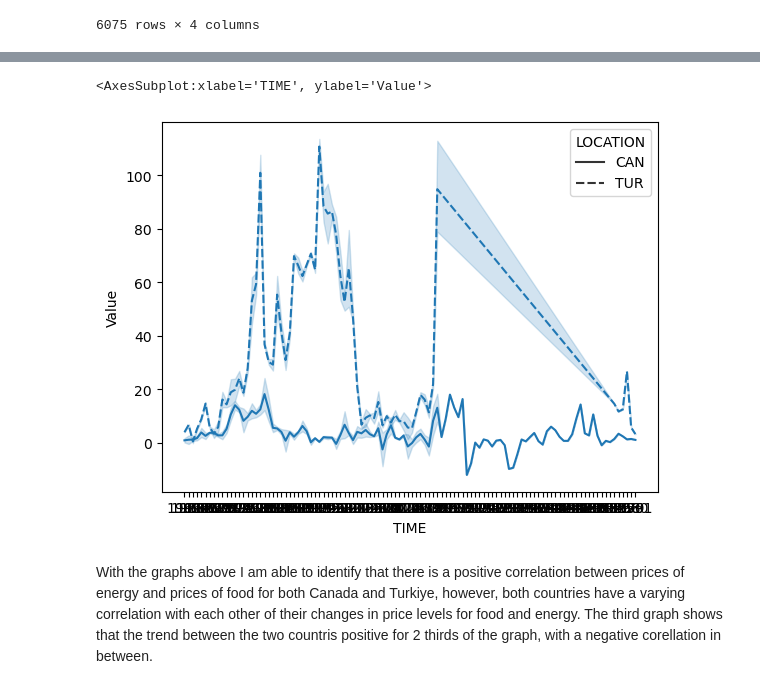
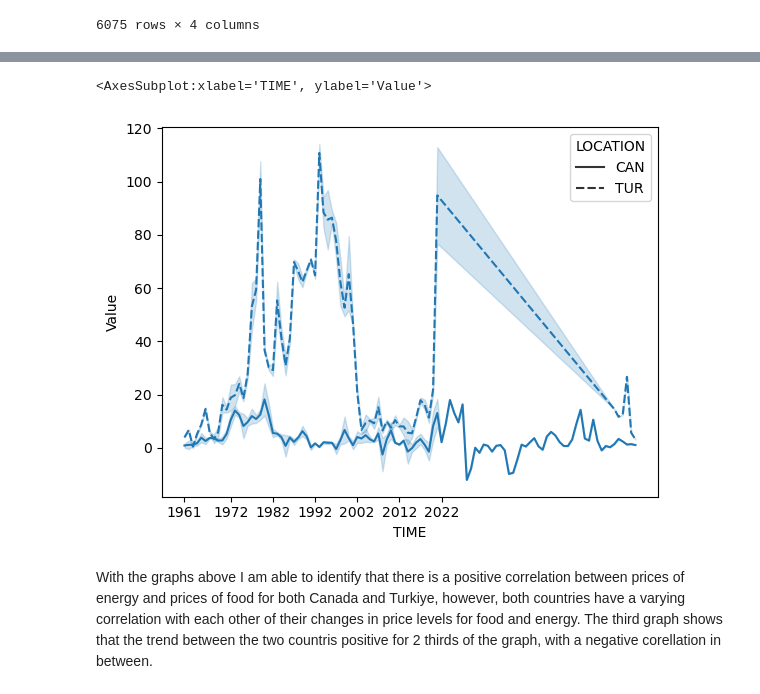
Before and after one commit to ubco-W2022T2-data301/project-group-group19, a Jupyter notebook: analysis/analysis3.ipynb, the cells around one changed output, grey strips where cells are left out. Drawn from its saved outputs; the diff is of its cells as text; code cells hidden in the pictures.

```diff
--- a/analysis/analysis3.ipynb
+++ b/analysis/analysis3.ipynb
@@ -146,7 +146,7 @@ df_TUR_F=subTurFood(df)
 # %%
 df_CAN_PRICES= pd.concat([df_CAN_E, df_CAN_F], ignore_index=True)
 canadaFoodEnergy=sns.lineplot(data = df_CAN_PRICES, x=df_CAN_PRICES['TIME'], y=df_CAN_PRICES['Value'], style = "SUBJECT")
-canadaFoodEnergy.set_xticklabels(canadaFoodEnergy.get_xticklabels(range(20)), rotation=45)
+canadaFoodEnergy.set_xticklabels(canadaFoodEnergy.get_xticklabels(range(20)), rotation=0)
 plt.xticks([0, 11, 21,31,41,51,61], ['1961','1972', '1982','1992','2002', '2012', '2022'])
 canadaFoodEnergy
 # %% [output]
@@ -161,9 +177,12 @@ sns.lineplot(data = df_TUR_PRICES, x=df_TUR_PRICES['TIME'], y=df_TUR_PRICES['Val
 # %%
 dfTUR_CAN= pd.concat([df_CAN_PRICES, df_TUR_PRICES], ignore_index=True)
-sns.lineplot(data = dfTUR_CAN, x=dfTUR_CAN['TIME'], y=dfTUR_CAN['Value'], style = "LOCATION")
+TurCanPlt=sns.lineplot(data = dfTUR_CAN, x=dfTUR_CAN['TIME'], y=dfTUR_CAN['Value'], style = "LOCATION")
+TurCanPlt.set_xticklabels(canadaFoodEnergy.get_xticklabels(range(20)), rotation=0)
+plt.xticks([0, 11, 21,31,41,51,61], ['1961','1972', '1982','1992','2002', '2012', '2022'])
+TurCanPlt
 # %% [output]
 <AxesSubplot:xlabel='TIME', ylabel='Value'>
-[figure, old version]
+[figure, new version]
 # %% [markdown]
 With the graphs above I am able to identify that there is a positive correlation between prices of energy and prices of food for both Canada and Turkiye, however, both countries have a varying correlation with each other of their changes in price levels for food and energy. The third graph shows that the trend between the two countris positive for 2 thirds of the graph, with a negative corellation in between.
 # %% [markdown]
```
Also changed, not shown: parts of 2 cells of this notebook.
